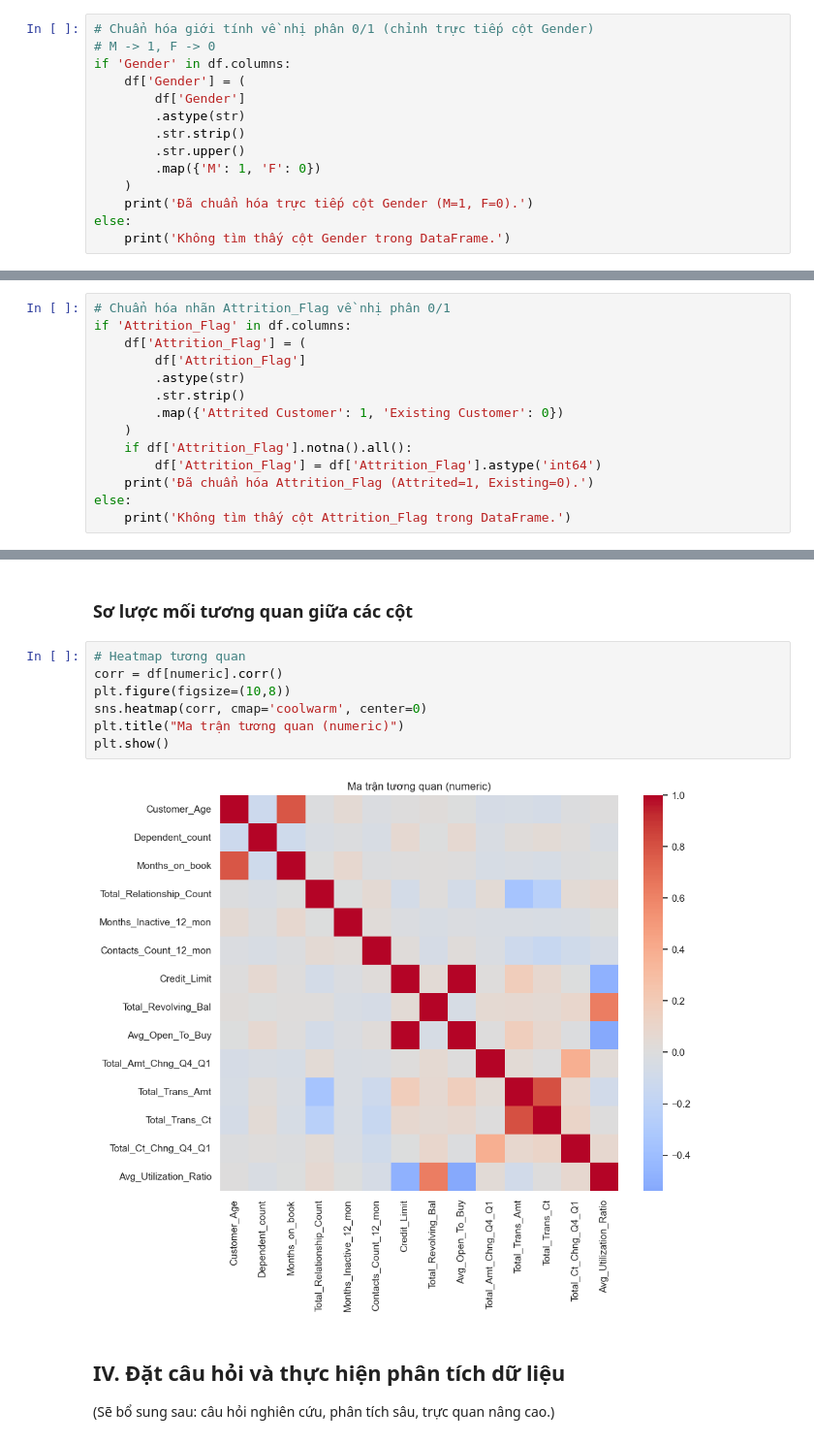
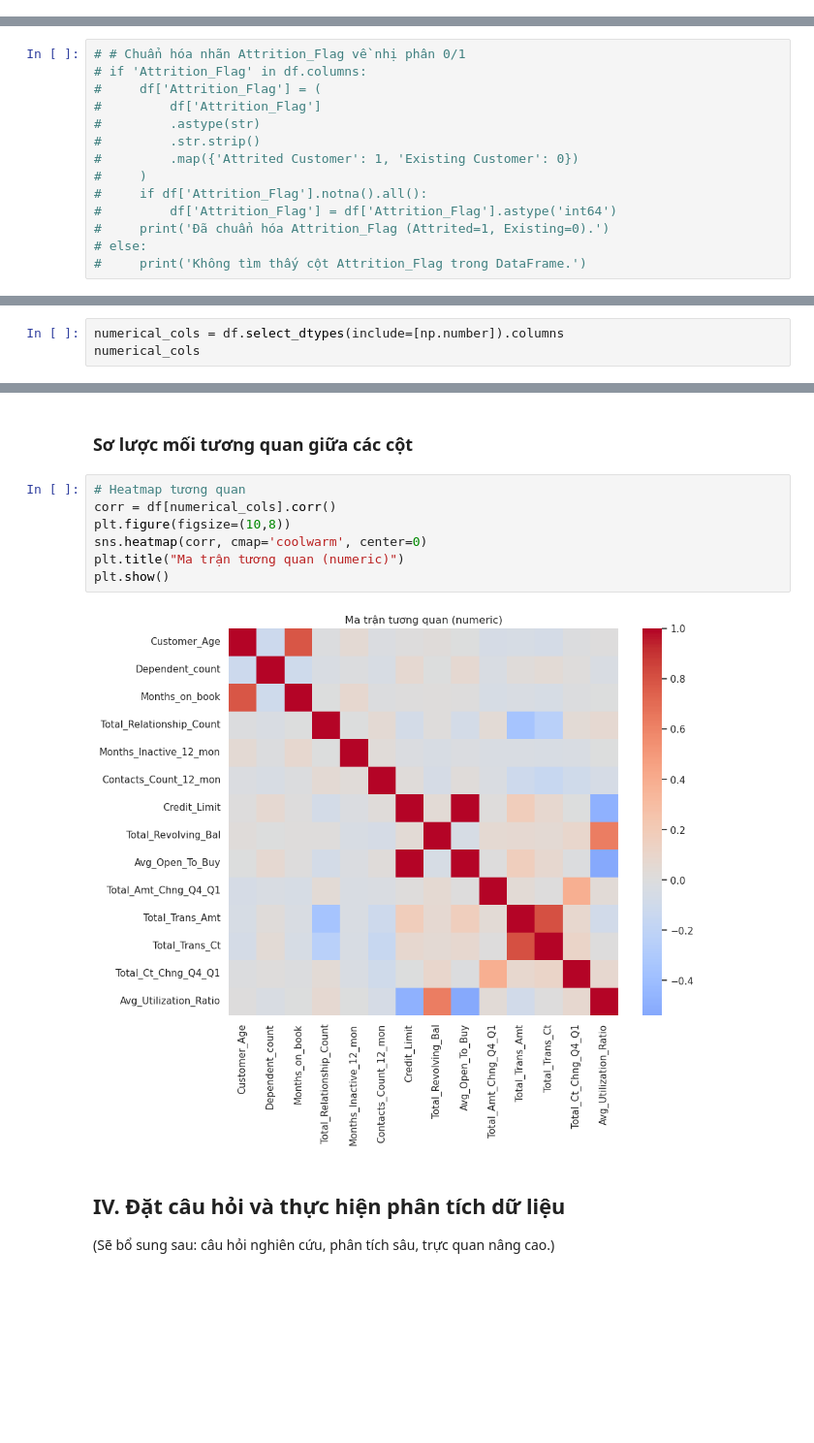
Before and after one commit to Khoa-Neee/P4DS_Final-Project, a Jupyter notebook: main.ipynb, the cells around one changed output, grey strips where cells are left out. Shown: that part at 97% size. Saved outputs shown, nothing was run; the diff lists cells and outputs as text; blank space fills up the shorter version.

```diff
--- a/main.ipynb
+++ b/main.ipynb
@@ -236,15 +262 @@ Naive_Bayes_Classifier_Attrition_Flag_Card_Category_Contacts_Count_12_mon_Depend
 dtype: object
-# %%
-# Chuẩn hóa giới tính về nhị phân 0/1 (chỉnh trực tiếp cột Gender)
-# M -> 1, F -> 0
-if 'Gender' in df.columns:
-    df['Gender'] = (
-        df['Gender']
-        .astype(str)
-        .str.strip()
-        .str.upper()
-        .map({'M': 1, 'F': 0})
-    )
-    print('Đã chuẩn hóa trực tiếp cột Gender (M=1, F=0).')
-else:
-    print('Không tìm thấy cột Gender trong DataFrame.')
@@ -253,14 +268,14 @@ else:
 # %%
-# Chuẩn hóa nhãn Attrition_Flag về nhị phân 0/1
-if 'Attrition_Flag' in df.columns:
-    df['Attrition_Flag'] = (
-        df['Attrition_Flag']
-        .astype(str)
-        .str.strip()
-        .map({'Attrited Customer': 1, 'Existing Customer': 0})
-    )
-    if df['Attrition_Flag'].notna().all():
-        df['Attrition_Flag'] = df['Attrition_Flag'].astype('int64')
-    print('Đã chuẩn hóa Attrition_Flag (Attrited=1, Existing=0).')
-else:
-    print('Không tìm thấy cột Attrition_Flag trong DataFrame.')
+# # Chuẩn hóa nhãn Attrition_Flag về nhị phân 0/1
+# if 'Attrition_Flag' in df.columns:
+#     df['Attrition_Flag'] = (
+#         df['Attrition_Flag']
+#         .astype(str)
+#         .str.strip()
+#         .map({'Attrited Customer': 1, 'Existing Customer': 0})
+#     )
+#     if df['Attrition_Flag'].notna().all():
+#         df['Attrition_Flag'] = df['Attrition_Flag'].astype('int64')
+#     print('Đã chuẩn hóa Attrition_Flag (Attrited=1, Existing=0).')
+# else:
+#     print('Không tìm thấy cột Attrition_Flag trong DataFrame.')
@@ -346,0 +308,3 @@ numeric
+# %%
+numerical_cols = df.select_dtypes(include=[np.number]).columns
+numerical_cols
@@ -472,13 +545,13 @@ pd.DataFrame(outlier_rows)
 ### Sơ lược mối tương quan giữa các cột
 # %%
 # Heatmap tương quan
-corr = df[numeric].corr()
+corr = df[numerical_cols].corr()
 plt.figure(figsize=(10,8))
 sns.heatmap(corr, cmap='coolwarm', center=0)
 plt.title("Ma trận tương quan (numeric)")
 plt.show()
 # %% [output]
-[figure, old version]
+[figure, new version]
 # %% [markdown]
 ## IV. Đặt câu hỏi và thực hiện phân tích dữ liệu
 (Sẽ bổ sung sau: câu hỏi nghiên cứu, phân tích sâu, trực quan nâng cao.)
```
Also changed, not shown: parts of 70 cells of this notebook.
